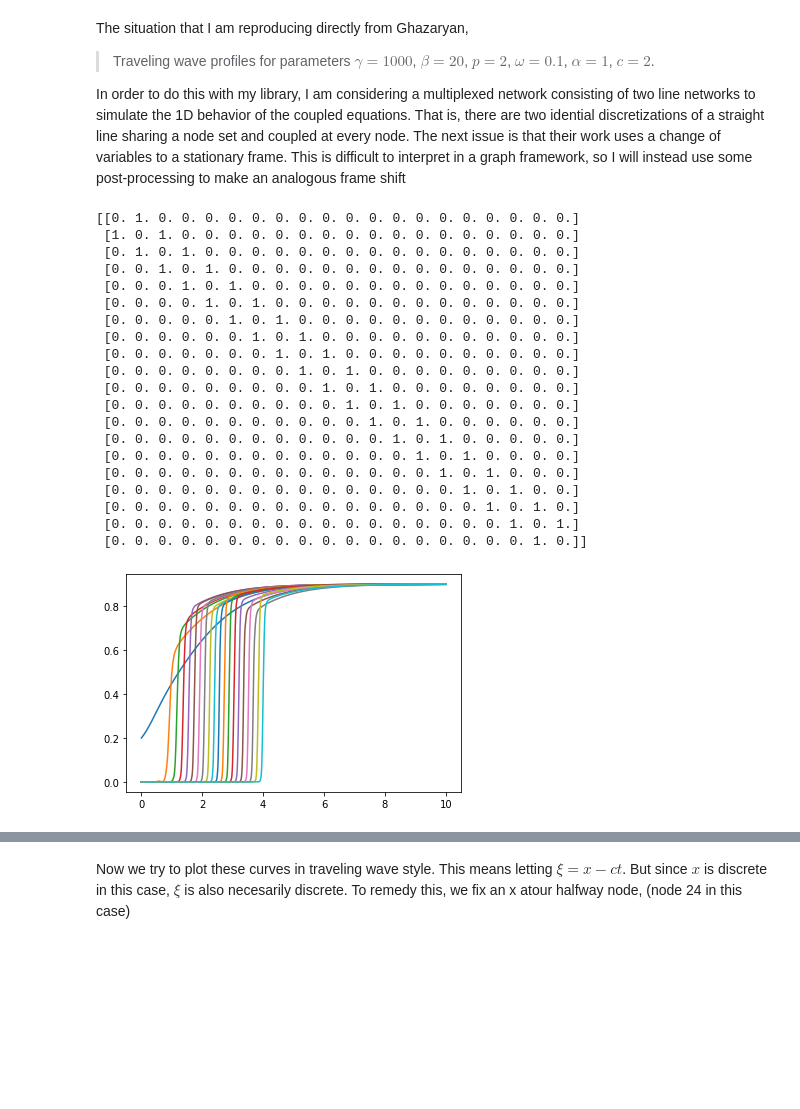
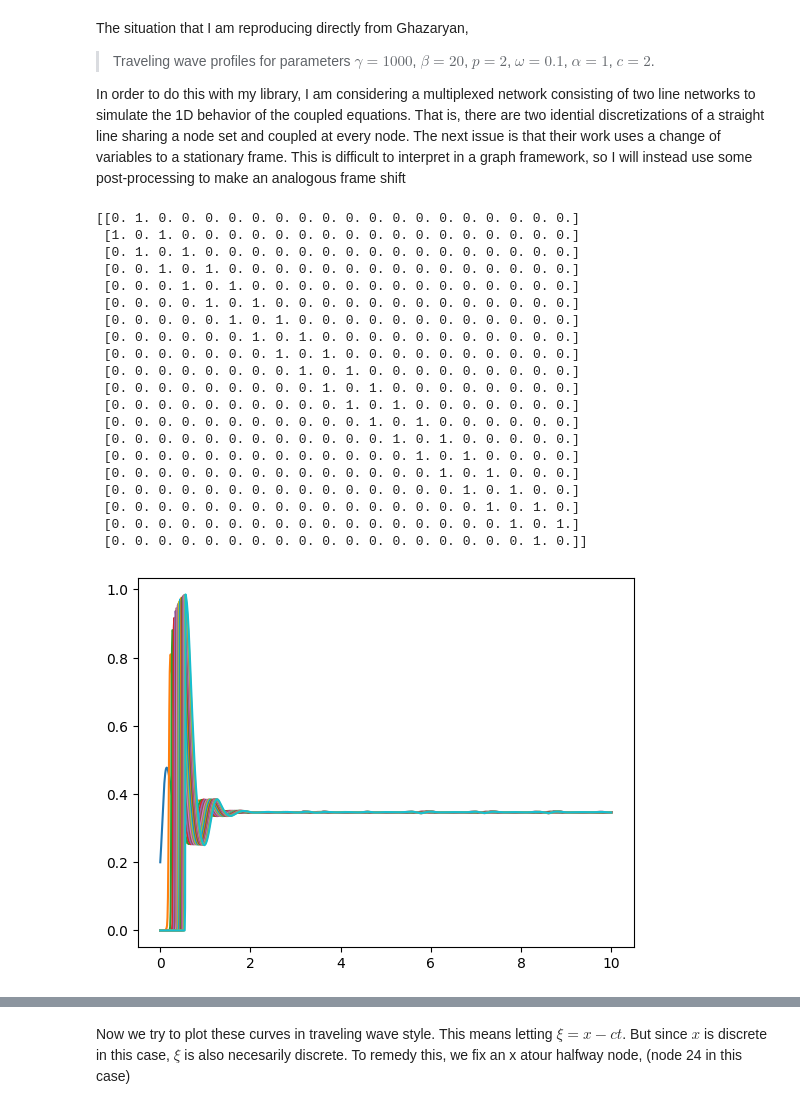
Before and after one commit to WilliamMagrogan/Dynamic-Network, a Jupyter notebook: Garzyan Reproduction.ipynb, the cells around one changed output, grey strips where cells are left out. Saved outputs shown, nothing was run; the diff lists cells and outputs as text; code cells hidden in the pictures; blank space fills up the shorter version.

Commit message:
Progress on line graph spreading speed.

```diff
--- a/Garzyan Reproduction.ipynb
+++ b/Garzyan Reproduction.ipynb
@@ -43,7 +43,7 @@ epsilon = 0.1
 def coupling(state):
     u = state[:graph_size]
     v = state[graph_size:]
-    u_next = 0.1*(-u + 1000*u*(1-u)/(1+np.exp(-20*(v-1))))
+    u_next = 10*(-u + 1000*u*(1-u)/(1+np.exp(-20*(v-1))))
     v_next = 1-v*(1+u)**2
     return np.concatenate((u_next, v_next))
 
@@ -58,34 +58,34 @@ f0 = np.concatenate((u0, v0))
 
 # Run simulation
 MG.solve_ivp(MDE, f0, t0, tf, nt, ks, vs, coupling)
 res = MG.solve_ivp_results
 
 for ii in range(graph_size):
     plt.plot(res.t, res.y[ii, :], label=f'{ii}')
     #plt.legend()
 plt.show()
 # %% [output]
 [[0. 1. 0. 0. 0. 0. 0. 0. 0. 0. 0. 0. 0. 0. 0. 0. 0. 0. 0. 0.]
  [1. 0. 1. 0. 0. 0. 0. 0. 0. 0. 0. 0. 0. 0. 0. 0. 0. 0. 0. 0.]
  [0. 1. 0. 1. 0. 0. 0. 0. 0. 0. 0. 0. 0. 0. 0. 0. 0. 0. 0. 0.]
  [0. 0. 1. 0. 1. 0. 0. 0. 0. 0. 0. 0. 0. 0. 0. 0. 0. 0. 0. 0.]
  [0. 0. 0. 1. 0. 1. 0. 0. 0. 0. 0. 0. 0. 0. 0. 0. 0. 0. 0. 0.]
  [0. 0. 0. 0. 1. 0. 1. 0. 0. 0. 0. 0. 0. 0. 0. 0. 0. 0. 0. 0.]
  [0. 0. 0. 0. 0. 1. 0. 1. 0. 0. 0. 0. 0. 0. 0. 0. 0. 0. 0. 0.]
  [0. 0. 0. 0. 0. 0. 1. 0. 1. 0. 0. 0. 0. 0. 0. 0. 0. 0. 0. 0.]
  [0. 0. 0. 0. 0. 0. 0. 1. 0. 1. 0. 0. 0. 0. 0. 0. 0. 0. 0. 0.]
  [0. 0. 0. 0. 0. 0. 0. 0. 1. 0. 1. 0. 0. 0. 0. 0. 0. 0. 0. 0.]
  [0. 0. 0. 0. 0. 0. 0. 0. 0. 1. 0. 1. 0. 0. 0. 0. 0. 0. 0. 0.]
  [0. 0. 0. 0. 0. 0. 0. 0. 0. 0. 1. 0. 1. 0. 0. 0. 0. 0. 0. 0.]
  [0. 0. 0. 0. 0. 0. 0. 0. 0. 0. 0. 1. 0. 1. 0. 0. 0. 0. 0. 0.]
  [0. 0. 0. 0. 0. 0. 0. 0. 0. 0. 0. 0. 1. 0. 1. 0. 0. 0. 0. 0.]
  [0. 0. 0. 0. 0. 0. 0. 0. 0. 0. 0. 0. 0. 1. 0. 1. 0. 0. 0. 0.]
  [0. 0. 0. 0. 0. 0. 0. 0. 0. 0. 0. 0. 0. 0. 1. 0. 1. 0. 0. 0.]
  [0. 0. 0. 0. 0. 0. 0. 0. 0. 0. 0. 0. 0. 0. 0. 1. 0. 1. 0. 0.]
  [0. 0. 0. 0. 0. 0. 0. 0. 0. 0. 0. 0. 0. 0. 0. 0. 1. 0. 1. 0.]
  [0. 0. 0. 0. 0. 0. 0. 0. 0. 0. 0. 0. 0. 0. 0. 0. 0. 1. 0. 1.]
  [0. 0. 0. 0. 0. 0. 0. 0. 0. 0. 0. 0. 0. 0. 0. 0. 0. 0. 1. 0.]]
-[figure, old version]
+[figure, new version]
 # %%
 for ii in range(graph_size, 2*graph_size-1):
     plt.plot(res.t, res.y[ii, :], label=f'{ii}')
```
Also changed, not shown: parts of 9 cells of this notebook, 2 other files.
